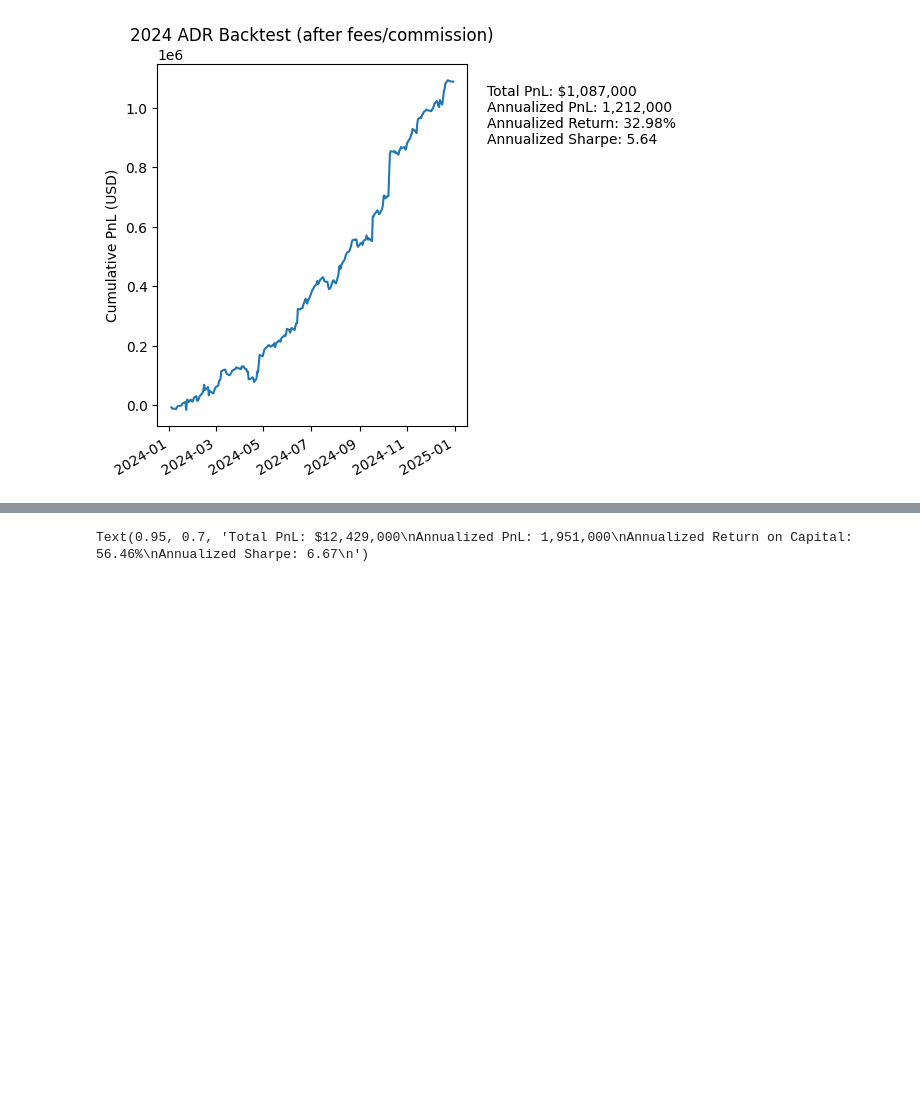
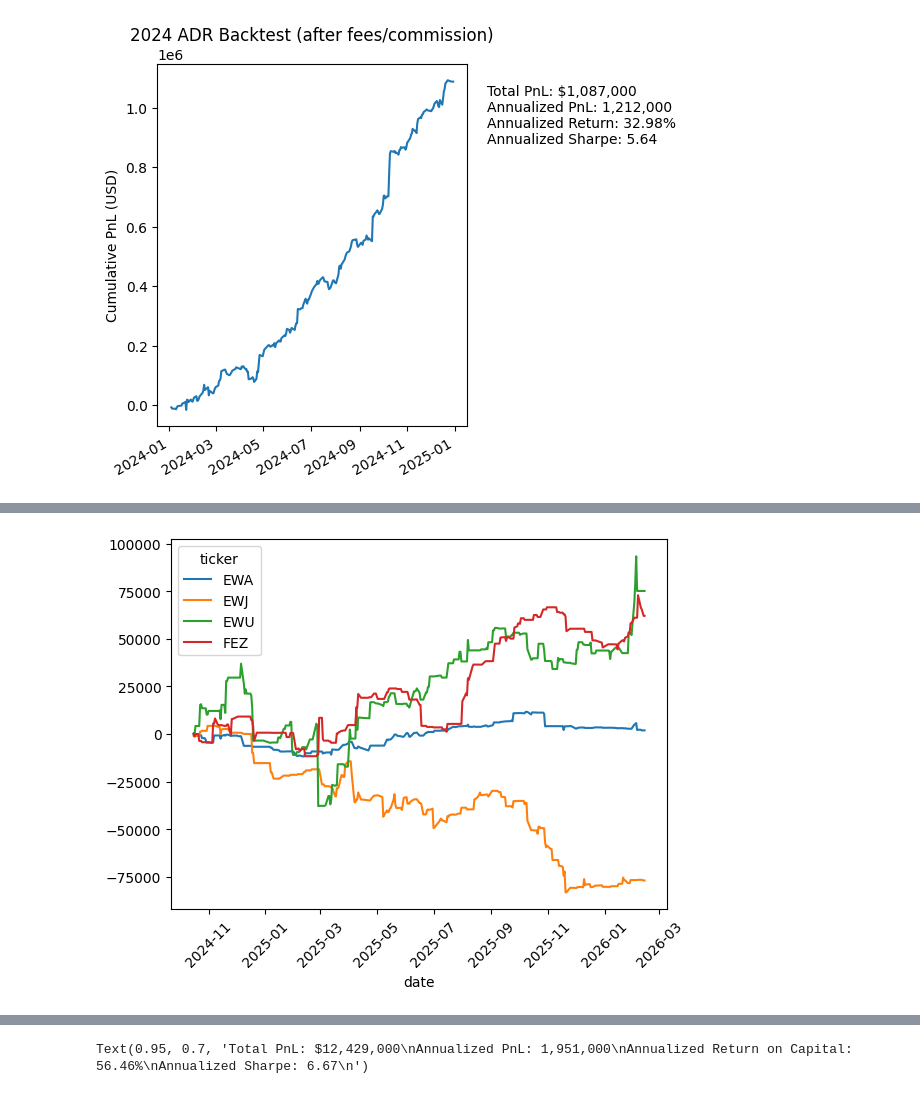
Before and after one commit to petermelq/research_adr, a Jupyter notebook: notebooks/bt_with_fees2.ipynb, the cells around one changed output, grey strips where cells are left out. Cells and saved outputs as stored; diff of their text form; code cells hidden in the pictures; blank space fills up the shorter version.

```diff
--- a/notebooks/bt_with_fees2.ipynb
+++ b/notebooks/bt_with_fees2.ipynb
@@ -169,0 +191,6 @@ by_ticker[[c for c in by_ticker.columns if c not in ['EWA','EWJ','EWU','FEZ']]].
+# %%
+etf_tickers = ['EWA','EWJ','EWU','FEZ']
+(sign_df * by_ticker)[etf_tickers].iloc[-300:].cumsum().plot()
+plt.xticks(rotation=45);
+# %% [output]
+[figure, added]
```
Also changed, not shown: parts of 17 cells of this notebook, 11 other files.
